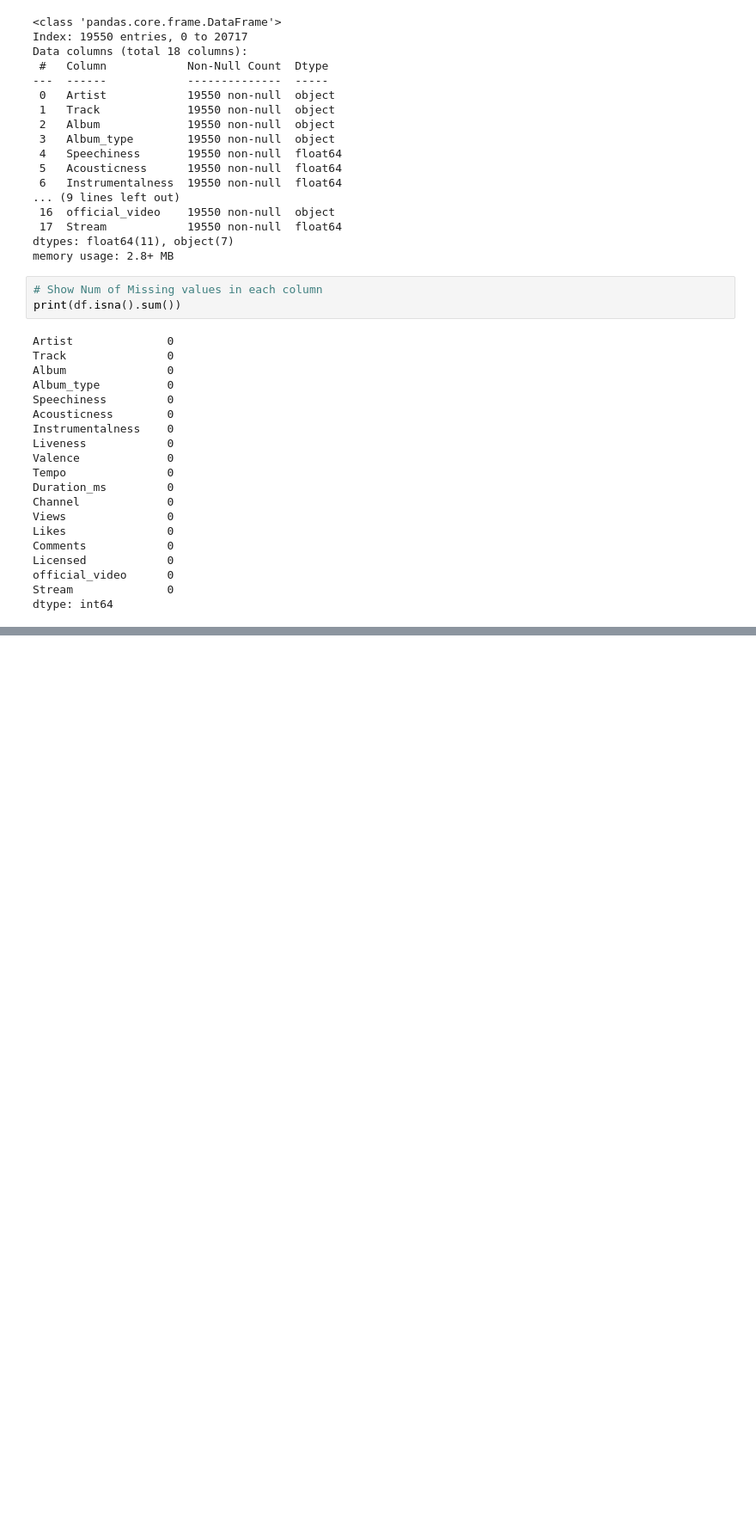
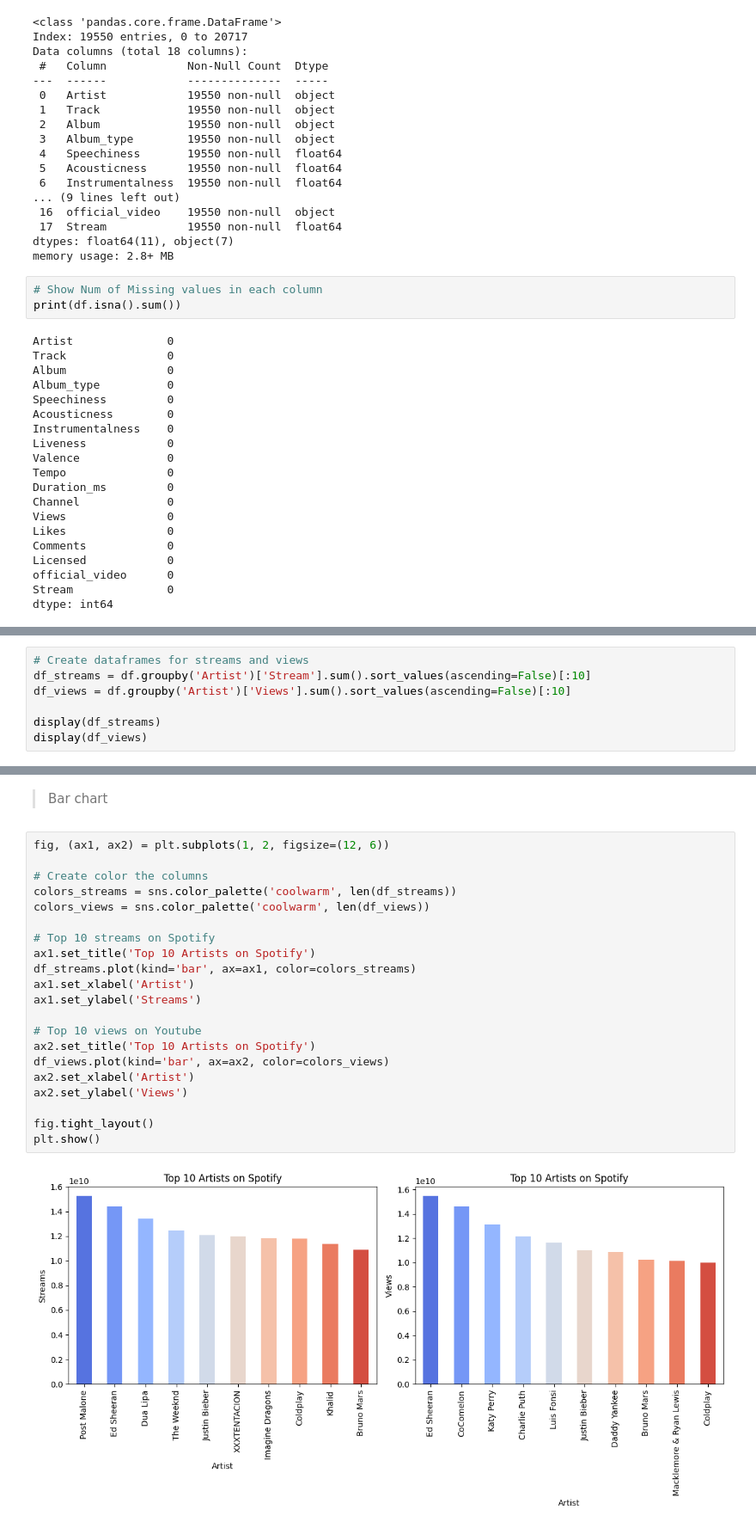
Before and after one commit to hg27haan/SpotifyAndYoutube-DataAnalysis, a Jupyter notebook: Nhom5.ipynb, the cells around one changed output, grey strips where cells are left out. Shown at 86% size. Cells and saved outputs as stored; diff of their text form; blank space fills up the shorter version.

```diff
--- a/Nhom5.ipynb
+++ b/Nhom5.ipynb
@@ -281,0 +338,7 @@ max    1.608314e+07  3.386520e+09
+# %%
+# Create dataframes for streams and views
+df_streams = df.groupby('Artist')['Stream'].sum().sort_values(ascending=False)[:10]
+df_views = df.groupby('Artist')['Views'].sum().sort_values(ascending=False)[:10]
+
+display(df_streams)
+display(df_views)
@@ -281,0 +370,25 @@ max    1.608314e+07  3.386520e+09
+# %% [markdown]
+> Bar chart
+# %%
+fig, (ax1, ax2) = plt.subplots(1, 2, figsize=(12, 6))
+
+# Create color the columns
+colors_streams = sns.color_palette('coolwarm', len(df_streams))
+colors_views = sns.color_palette('coolwarm', len(df_views))
+
+# Top 10 streams on Spotify
+ax1.set_title('Top 10 Artists on Spotify')
+df_streams.plot(kind='bar', ax=ax1, color=colors_streams)
+ax1.set_xlabel('Artist')
+ax1.set_ylabel('Streams')
+
+# Top 10 views on Youtube
+ax2.set_title('Top 10 Artists on Spotify')
+df_views.plot(kind='bar', ax=ax2, color=colors_views)
+ax2.set_xlabel('Artist')
+ax2.set_ylabel('Views')
+
+fig.tight_layout()
+plt.show()
+# %% [output]
+[figure, added]
```
Also changed, not shown: parts of 22 cells of this notebook.
